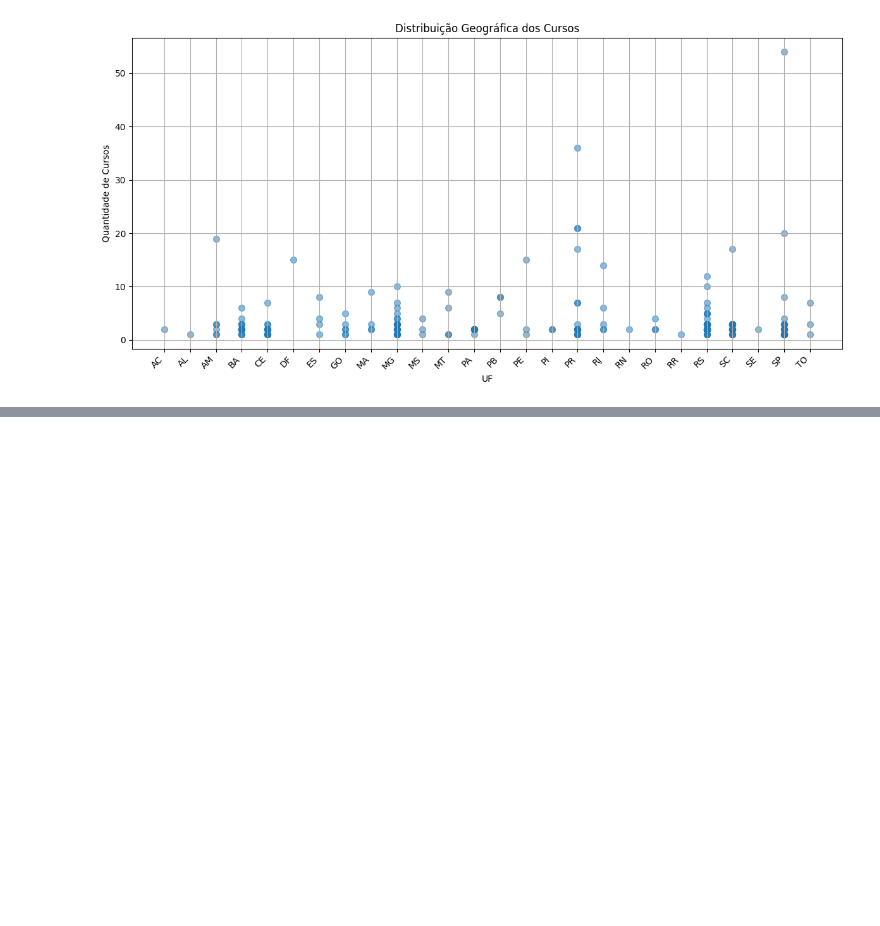
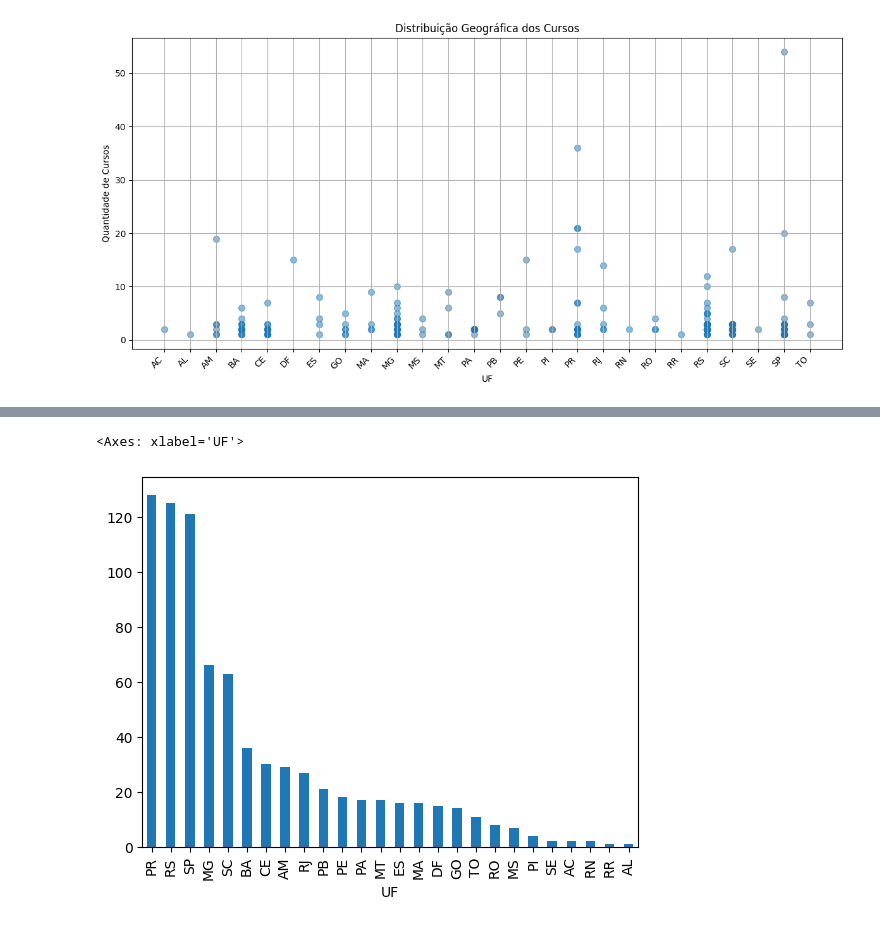
Before and after one commit to leticiaholsback/Projeto_Tec_de_Programacao__ADAtech, a Jupyter notebook: AdaTech_Dados_Projeto.ipynb, the cells around one changed output, grey strips where cells are left out. Cells and saved outputs as stored; diff of their text form; code cells hidden in the pictures; blank space fills up the shorter version.

```diff
--- a/AdaTech_Dados_Projeto.ipynb
+++ b/AdaTech_Dados_Projeto.ipynb
@@ -224,0 +232,6 @@ plt.show()
+# %%
+#vISUALIZAÇÃO EM BARRAS POR UF
+df1['UF'].value_counts().plot(kind='bar')
+# %% [output]
+<Axes: xlabel='UF'>
+[figure, added]
```
Also changed, not shown: parts of 10 cells of this notebook.
